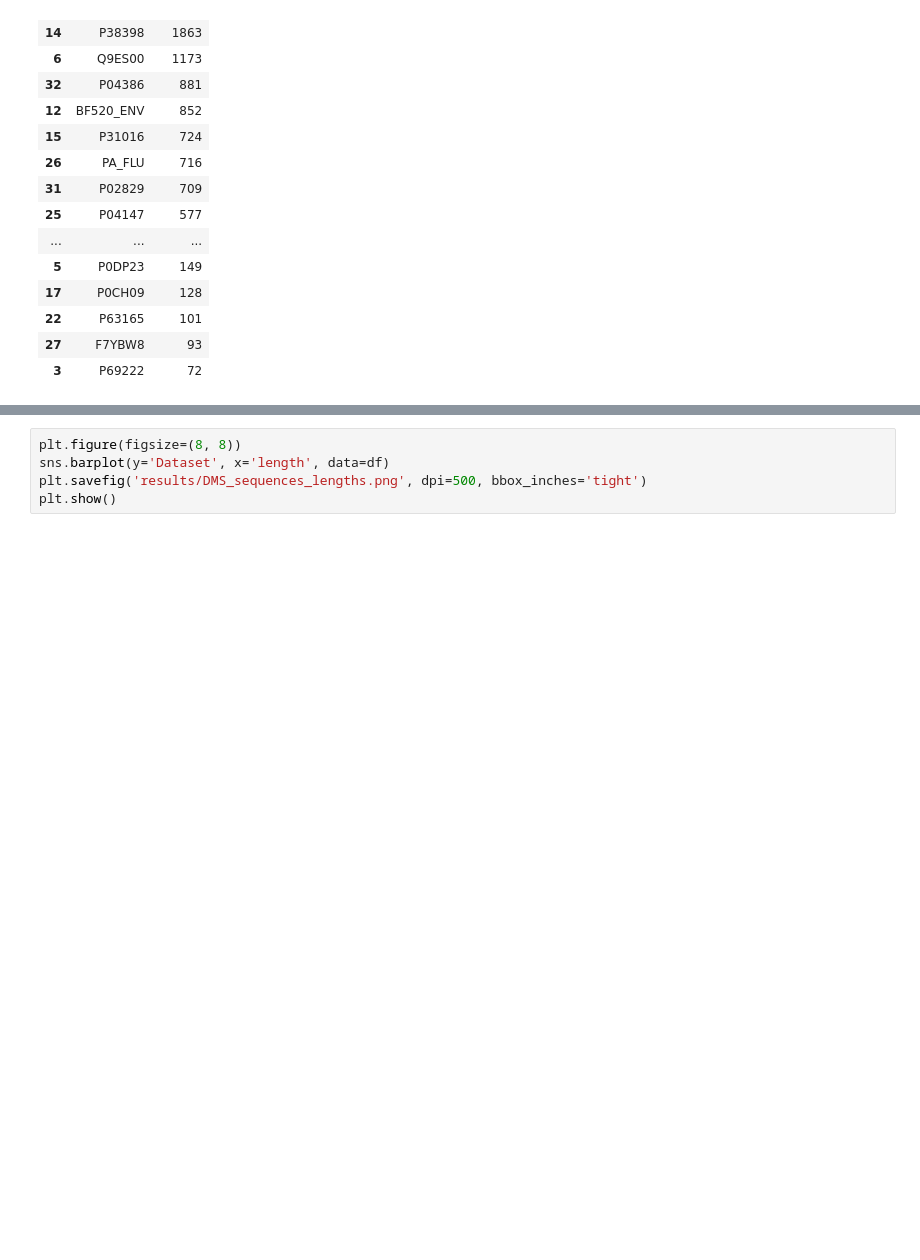
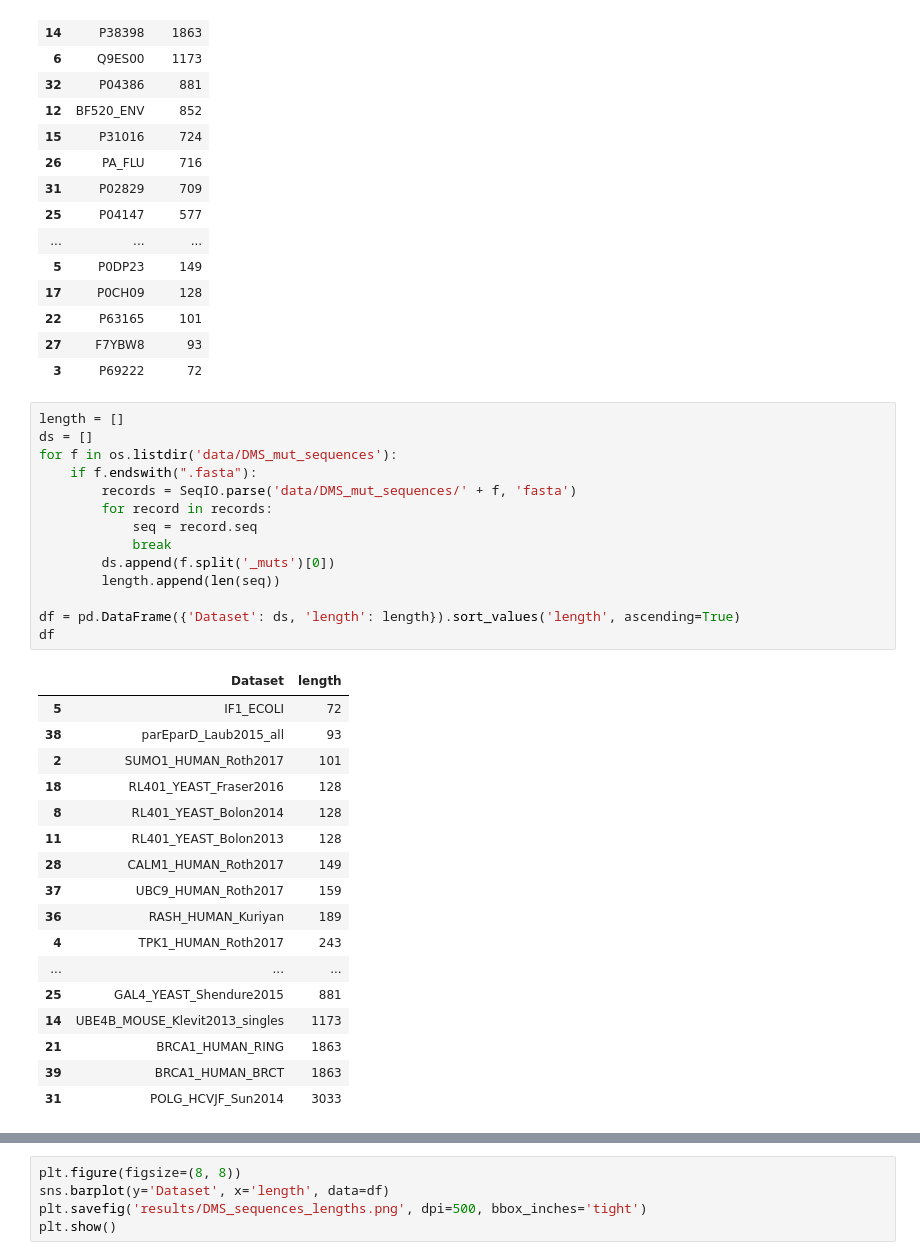
Before and after one commit to ziul-bio/SWAT, a Jupyter notebook: DMS_pre_processing.ipynb, the cells around one changed output, grey strips where cells are left out. Cells and saved outputs as stored; diff of their text form; blank space fills up the shorter version.

```diff
--- a/DMS_pre_processing.ipynb
+++ b/DMS_pre_processing.ipynb
@@ -2895,3 +2915,35 @@ df
 | 22 | P63165 | 101 |
 | 27 | F7YBW8 | 93 |
 | 3 | P69222 | 72 |
+# %%
+length = []
+ds = []
+for f in os.listdir('data/DMS_mut_sequences'):
+    if f.endswith(".fasta"):
+        records = SeqIO.parse('data/DMS_mut_sequences/' + f, 'fasta')
+        for record in records:
+            seq = record.seq
+            break
+        ds.append(f.split('_muts')[0])
+        length.append(len(seq))
+
+df = pd.DataFrame({'Dataset': ds, 'length': length}).sort_values('length', ascending=True)
+df
+# %% [output]
+|  | Dataset | length |
+| 5 | IF1_ECOLI | 72 |
+| 38 | parEparD_Laub2015_all | 93 |
+| 2 | SUMO1_HUMAN_Roth2017 | 101 |
+| 18 | RL401_YEAST_Fraser2016 | 128 |
+| 8 | RL401_YEAST_Bolon2014 | 128 |
+| 11 | RL401_YEAST_Bolon2013 | 128 |
+| 28 | CALM1_HUMAN_Roth2017 | 149 |
+| 37 | UBC9_HUMAN_Roth2017 | 159 |
+| 36 | RASH_HUMAN_Kuriyan | 189 |
+| 4 | TPK1_HUMAN_Roth2017 | 243 |
+| ... | ... | ... |
+| 25 | GAL4_YEAST_Shendure2015 | 881 |
+| 14 | UBE4B_MOUSE_Klevit2013_singles | 1173 |
+| 21 | BRCA1_HUMAN_RING | 1863 |
+| 39 | BRCA1_HUMAN_BRCT | 1863 |
+| 31 | POLG_HCVJF_Sun2014 | 3033 |
```
Also changed, not shown: parts of 5 cells of this notebook.
